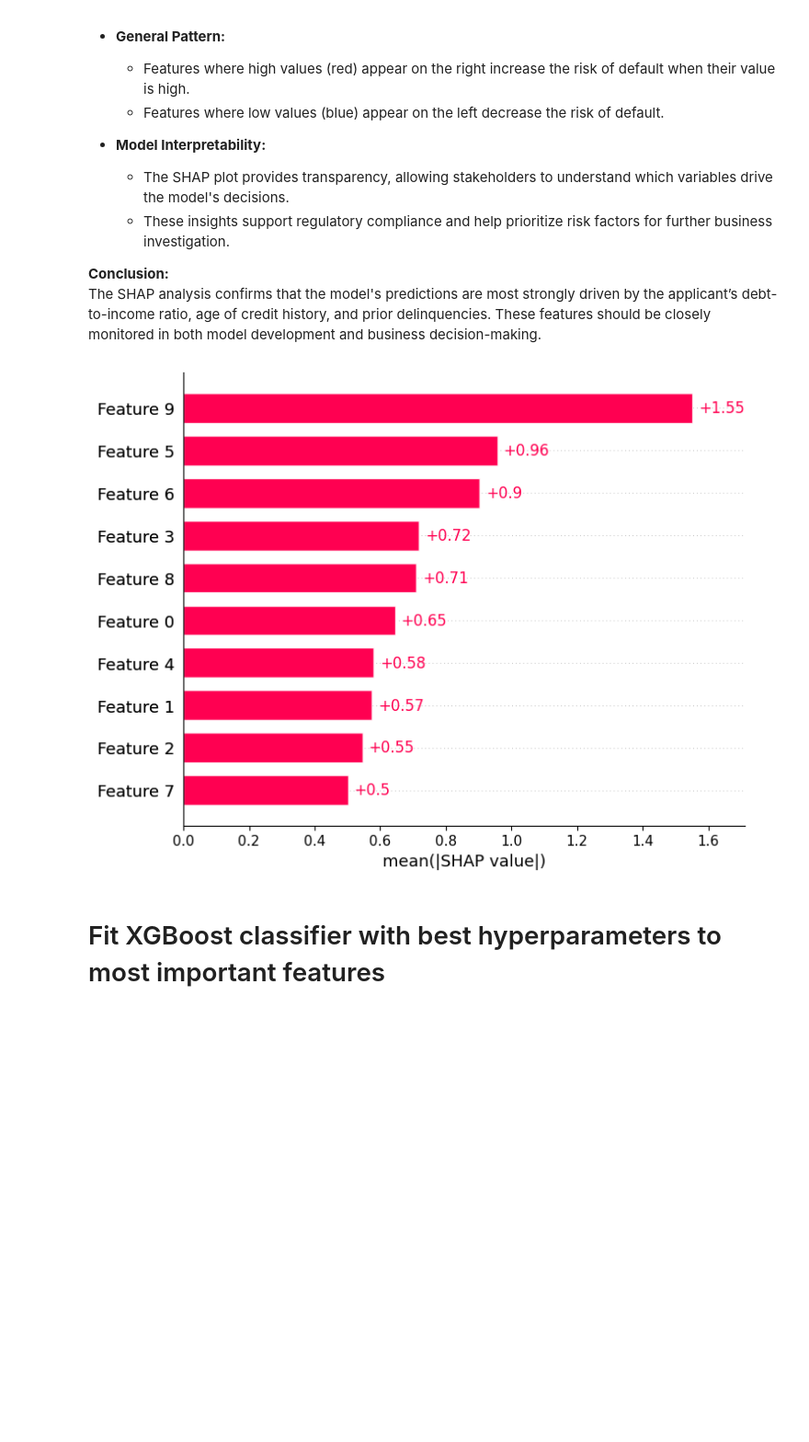
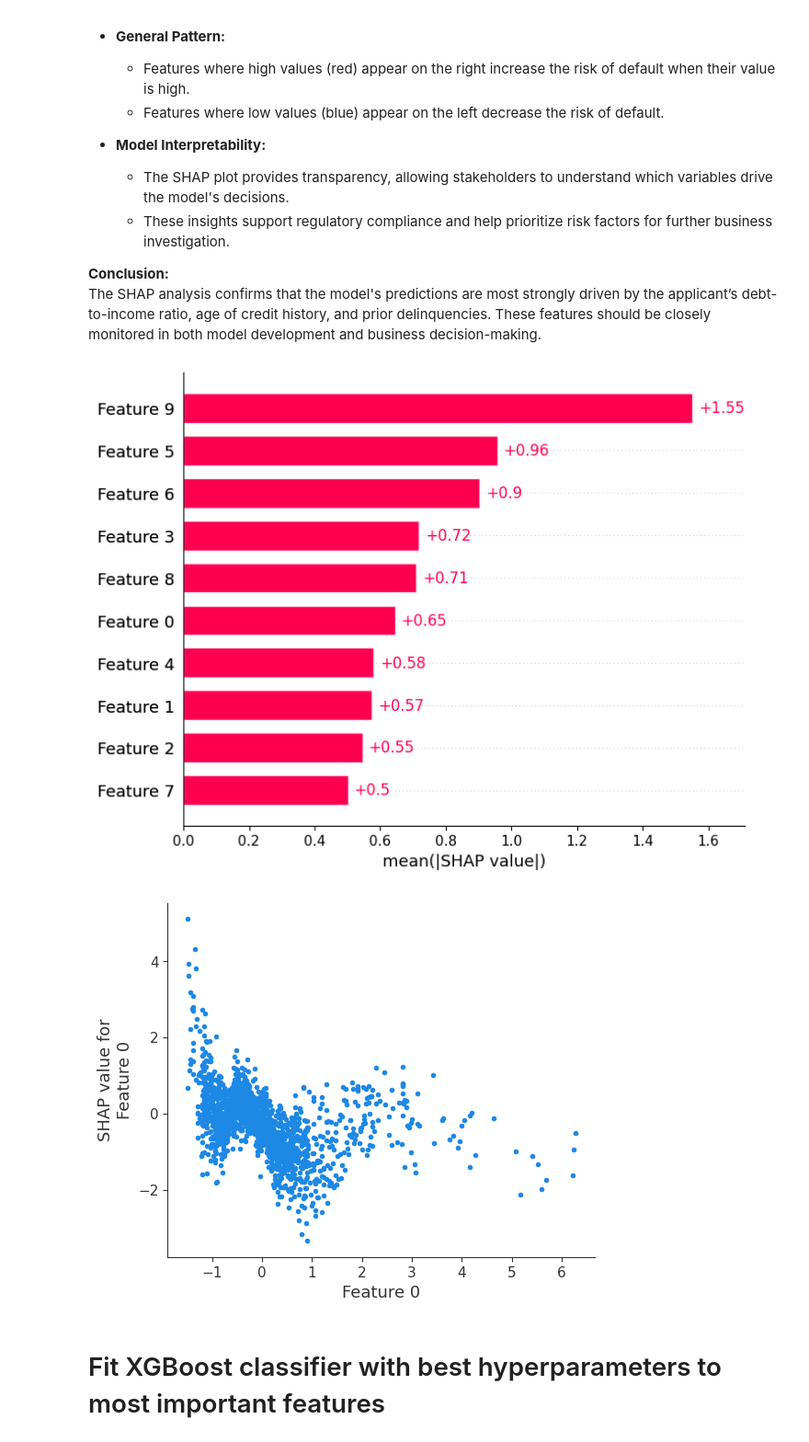
Before and after one commit to zuzann18/Loan_default, a Jupyter notebook: Applied_Data_Science_Loan_Default_Zuzanna_Walus.ipynb, the cells around one changed output. Shown at 92% size. Cells and saved outputs as stored; diff of their text form; code cells hidden in the pictures; blank space fills up the shorter version.

```diff
--- a/Applied_Data_Science_Loan_Default_Zuzanna_Walus.ipynb
+++ b/Applied_Data_Science_Loan_Default_Zuzanna_Walus.ipynb
@@ -1641,18 +1640,15 @@ print(len(feature_names), X_test_shap.shape[1])
 
 **Conclusion:**
 The SHAP analysis confirms that the model's predictions are most strongly driven by the applicant’s debt-to-income ratio, age of credit history, and prior delinquencies. These features should be closely monitored in both model development and business decision-making.
-# %%
-# If feature_names is not defined, define it from the preprocessor
-try:
-    feat_names = preprocessor.named_transformers_['num'].get_feature_names_out(num_cols).tolist() + \
-                 preprocessor.named_transformers_['cat'].get_feature_names_out(cat_cols).tolist()
-except Exception:
-    feat_names = num_cols + cat_cols
-
-# Generate the SHAP bar plot without the feature_names argument
-shap.plots.bar(shap_values)
-# %% [output]
-[figure, removed]
+# %%
+
+# Generate the SHAP bar plot without the feature_names argument
+shap.plots.bar(shap_values, max_display=10)
+# SHAP dependence plot for the most important feature
+shap.dependence_plot(0, shap_values.values, X_test_shap, interaction_index=None)
+# %% [output]
+[figure, added]
+[figure, added]
 # %% [markdown]
 # Fit XGBoost classifier with best hyperparameters to most important features
 # %%
```
Also changed, not shown: parts of 1 cell of this notebook.
